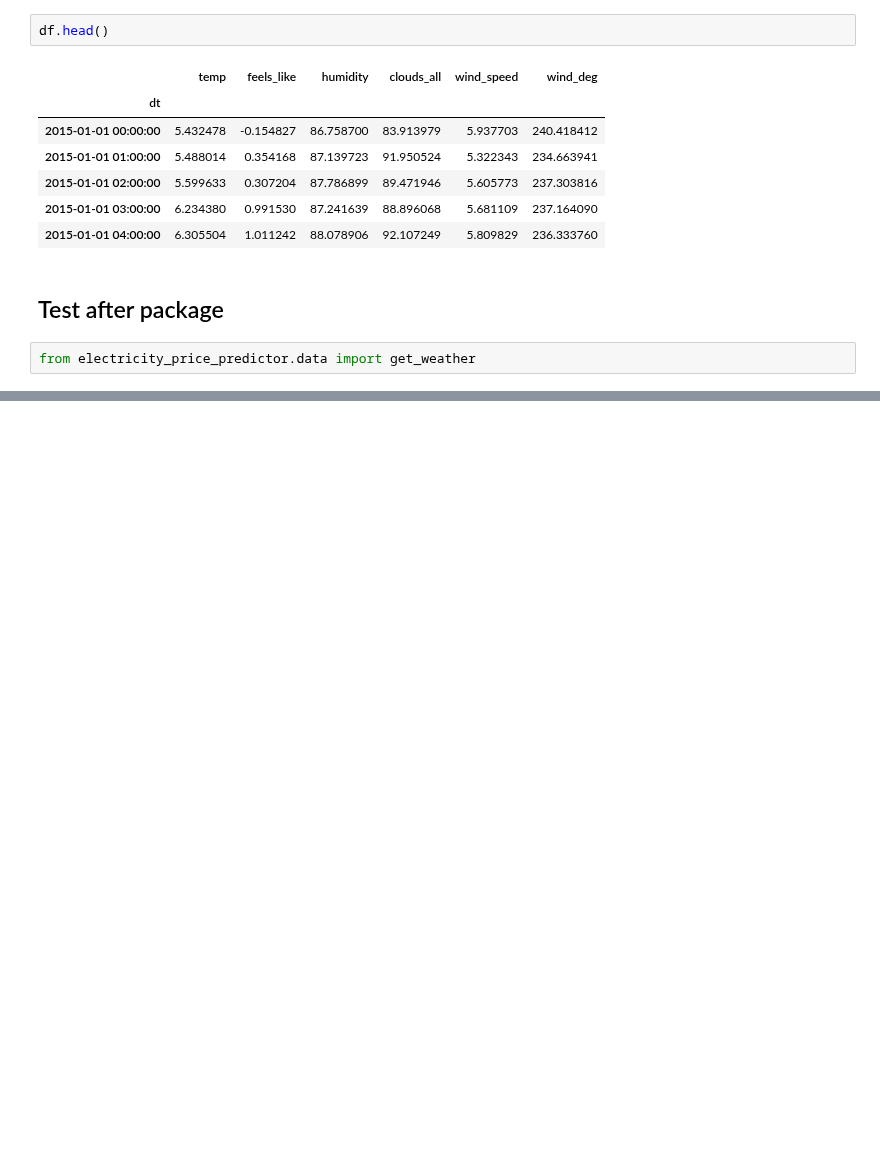
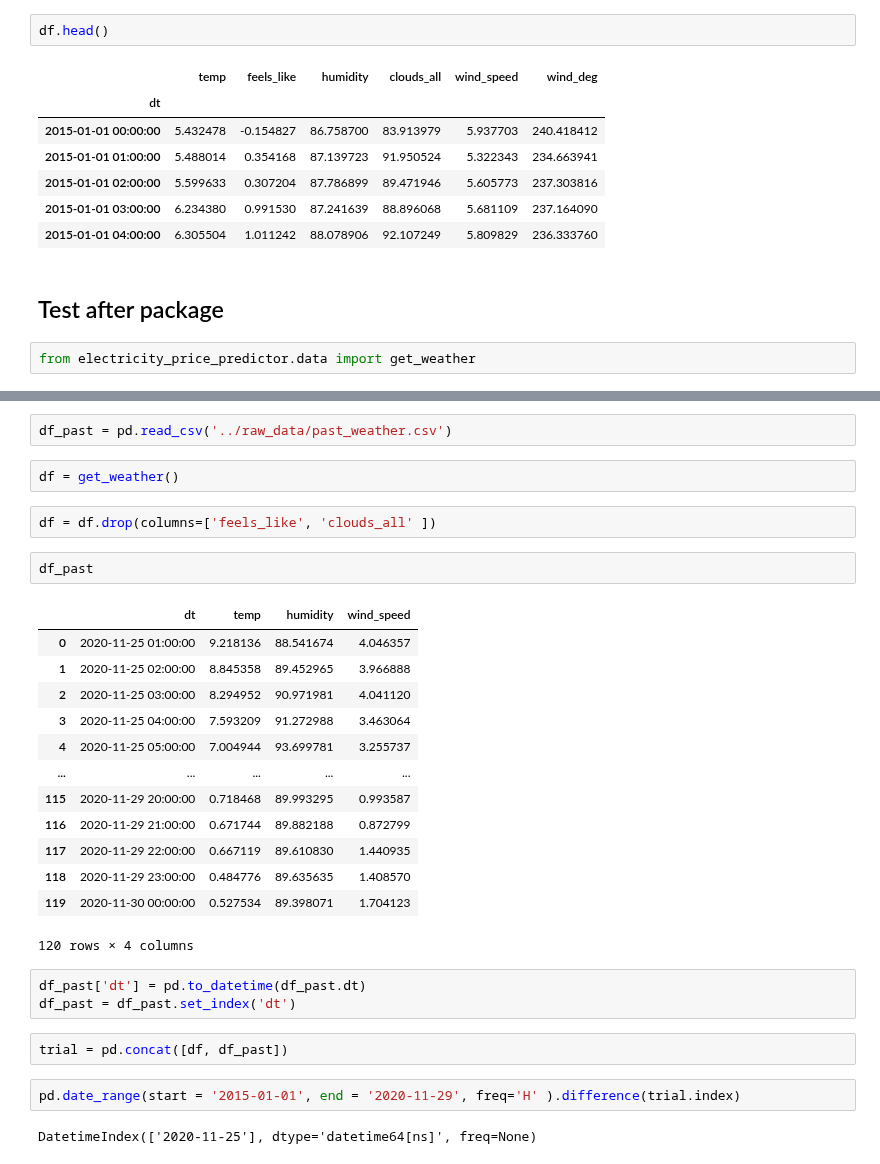
Before and after one commit to Guli-Y/ElectricityPricePredictor, a Jupyter notebook: notebooks/weather_preprocess_chike.ipynb, the cells around one changed output, grey strips where cells are left out. Cells and saved outputs as stored; diff of their text form; blank space fills up the shorter version.

```diff
--- a/notebooks/weather_preprocess_chike.ipynb
+++ b/notebooks/weather_preprocess_chike.ipynb
@@ -88,0 +90,31 @@ get_weather()
+# %%
+df_past = pd.read_csv('../raw_data/past_weather.csv')
+# %%
+df = get_weather()
+# %%
+df = df.drop(columns=['feels_like', 'clouds_all' ])
+# %%
+df_past
+# %% [output]
+|  | dt | temp | humidity | wind_speed |
+| 0 | 2020-11-25 01:00:00 | 9.218136 | 88.541674 | 4.046357 |
+| 1 | 2020-11-25 02:00:00 | 8.845358 | 89.452965 | 3.966888 |
+| 2 | 2020-11-25 03:00:00 | 8.294952 | 90.971981 | 4.041120 |
+| 3 | 2020-11-25 04:00:00 | 7.593209 | 91.272988 | 3.463064 |
+| 4 | 2020-11-25 05:00:00 | 7.004944 | 93.699781 | 3.255737 |
+| ... | ... | ... | ... | ... |
+| 115 | 2020-11-29 20:00:00 | 0.718468 | 89.993295 | 0.993587 |
+| 116 | 2020-11-29 21:00:00 | 0.671744 | 89.882188 | 0.872799 |
+| 117 | 2020-11-29 22:00:00 | 0.667119 | 89.610830 | 1.440935 |
+| 118 | 2020-11-29 23:00:00 | 0.484776 | 89.635635 | 1.408570 |
+| 119 | 2020-11-30 00:00:00 | 0.527534 | 89.398071 | 1.704123 |
+120 rows × 4 columns
+# %%
+df_past['dt'] = pd.to_datetime(df_past.dt)
+df_past = df_past.set_index('dt')
+# %%
+trial = pd.concat([df, df_past])
+# %%
+pd.date_range(start = '2015-01-01', end = '2020-11-29', freq='H' ).difference(trial.index)
+# %% [output]
+DatetimeIndex(['2020-11-25'], dtype='datetime64[ns]', freq=None)
```
Also changed, not shown: parts of 6 cells of this notebook, 2 other files.
